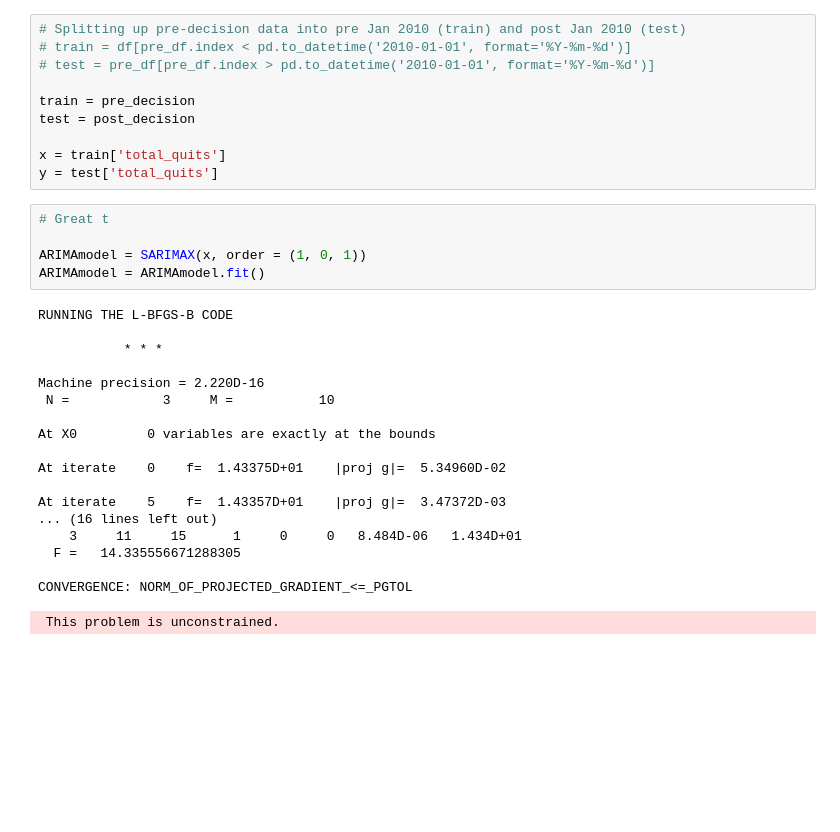
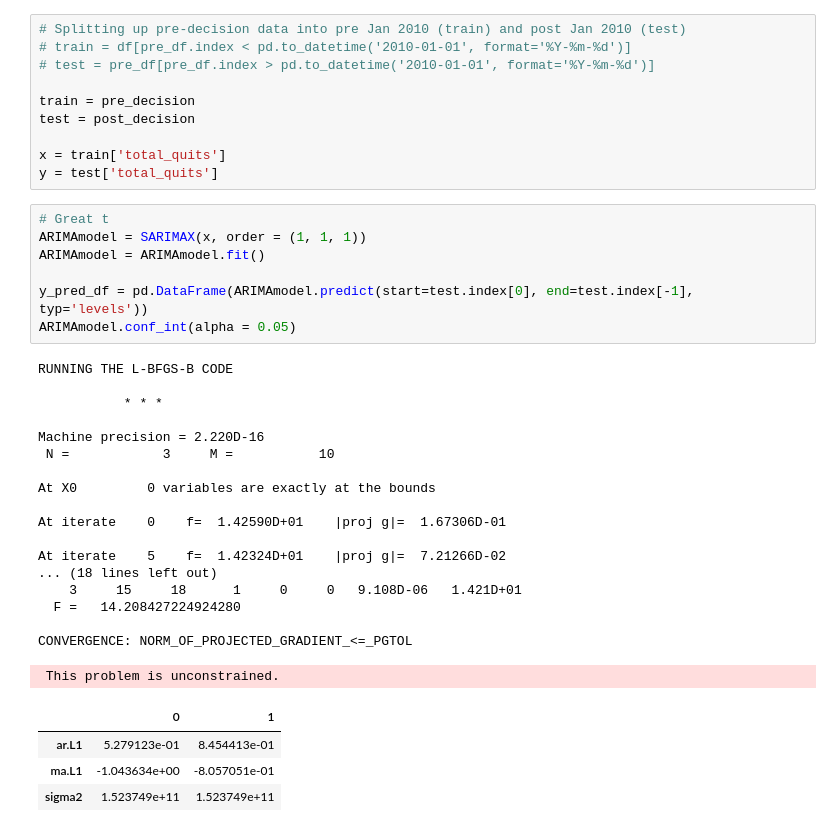
Before and after one commit to andrewbowen19/nbaGreatResignation, a Jupyter notebook: job_data_vis.ipynb, the cells around one changed output. Saved outputs shown, nothing was run; the diff lists cells and outputs as text; blank space fills up the shorter version.

```diff
--- a/job_data_vis.ipynb
+++ b/job_data_vis.ipynb
@@ -210,26 +216,32 @@ x = train['total_quits']
 y = test['total_quits']
 # %%
 # Great t
+ARIMAmodel = SARIMAX(x, order = (1, 1, 1))
+ARIMAmodel = ARIMAmodel.fit()
 
-ARIMAmodel = SARIMAX(x, order = (1, 0, 1))
-ARIMAmodel = ARIMAmodel.fit()
+y_pred_df = pd.DataFrame(ARIMAmodel.predict(start=test.index[0], end=test.index[-1], typ='levels'))
+ARIMAmodel.conf_int(alpha = 0.05)
 # %% [output]
 RUNNING THE L-BFGS-B CODE
 
            * * *
 
 Machine precision = 2.220D-16
  N =            3     M =           10
 
 At X0         0 variables are exactly at the bounds
 
-At iterate    0    f=  1.43375D+01    |proj g|=  5.34960D-02
+At iterate    0    f=  1.42590D+01    |proj g|=  1.67306D-01
 
-At iterate    5    f=  1.43357D+01    |proj g|=  3.47372D-03
-... (16 lines left out)
-    3     11     15      1     0     0   8.484D-06   1.434D+01
-  F =   14.335556671288305
+At iterate    5    f=  1.42324D+01    |proj g|=  7.21266D-02
+... (18 lines left out)
+    3     15     18      1     0     0   9.108D-06   1.421D+01
+  F =   14.208427224924280
 
 CONVERGENCE: NORM_OF_PROJECTED_GRADIENT_<=_PGTOL
  This problem is unconstrained.
+|  | 0 | 1 |
+| ar.L1 | 5.279123e-01 | 8.454413e-01 |
+| ma.L1 | -1.043634e+00 | -8.057051e-01 |
+| sigma2 | 1.523749e+11 | 1.523749e+11 |
 # %%
```
Also changed, not shown: parts of 14 cells of this notebook, 1 other file.
